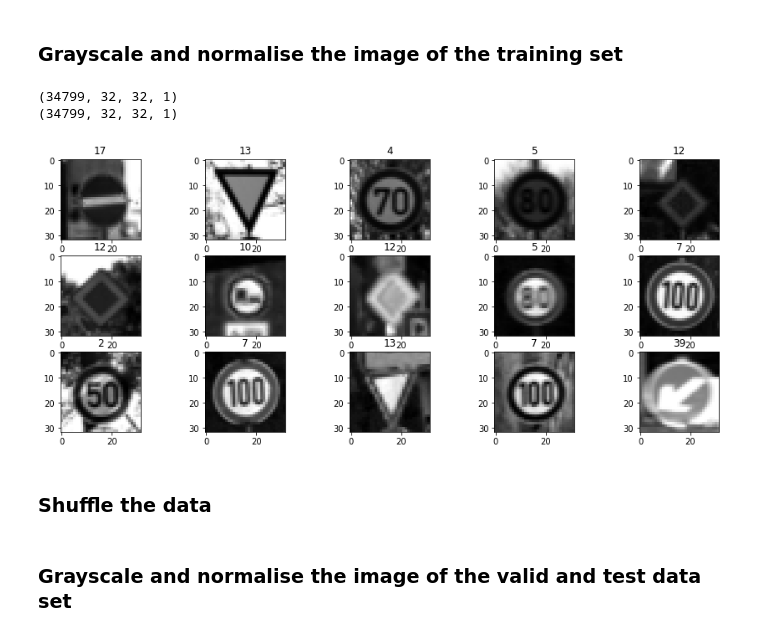
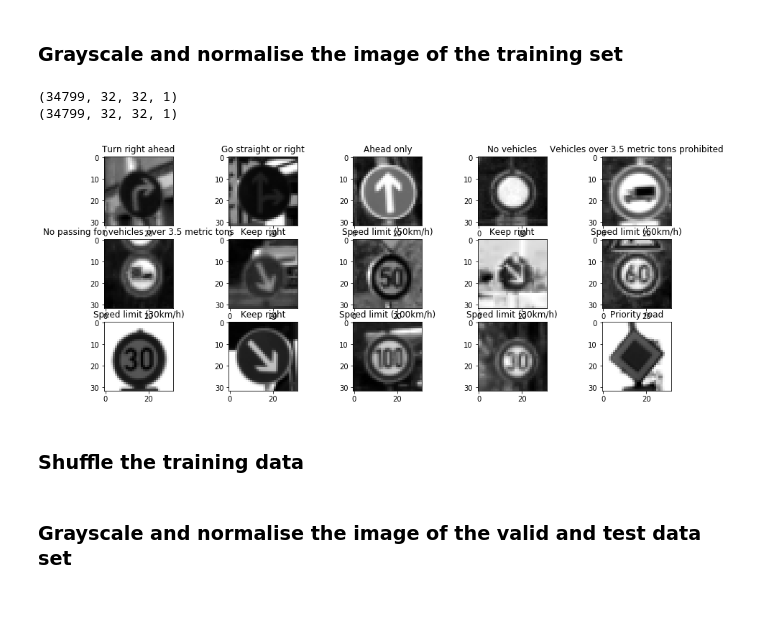
Before and after one commit to anjanarajam/SELF-DRIVING-CAR-TRAFFIC-LIGHT-CLASSIFIER, a Jupyter notebook: Traffic_Sign_Classifier.ipynb, the cells around one changed output. Cells and saved outputs as stored; diff of their text form; code cells hidden in the pictures; blank space fills up the shorter version.

```diff
--- a/Traffic_Sign_Classifier.ipynb
+++ b/Traffic_Sign_Classifier.ipynb
@@ -131,6 +135,8 @@ plt.show()
 [figure]
 [figure]
 # %%
+sign_names = np.genfromtxt('signnames.csv', skip_header=1, dtype=[('myint','i8'), ('mysring','S55')], delimiter=',')
+
 # Plot random images from the training set
 fig, ax1 = plt.subplots(3,5, figsize=(15, 6))
 ax1 = ax1.flatten()
@@ -139,5 +145,5 @@ for i in range(15):
     index = random.randint(0, len(X_train))
     image = X_train[index]
     ax1[i].imshow(image)
-    ax1[i].set_title(y_train[index])
+    ax1[i].set_title(sign_names[y_train[index]][1].decode('ascii'))
 # %% [output]
@@ -176,28 +180,27 @@ Use the code cell (or multiple code cells, if necessary) to implement the first
 # %%
 # Take grayscale of all training data images
 X_train_gray = np.mean(X_train, axis=3, keepdims=True)
 print(X_train_gray.shape)
 
 # Normalise the data
 X_train_normalised = (X_train_gray - 128) / 128
 print(X_train_normalised.shape)
-
 X_train = X_train_normalised
 
 # Plot random grayscale images
 fig, ax1 = plt.subplots(3,5, figsize=(15, 6))
 ax1 = ax1.flatten()
 
 for i in range(15):
     index = random.randint(0, len(X_train))
     ax1[i].imshow(X_train[index].squeeze(), cmap='gray')
-    ax1[i].set_title(y_train[index])
+    ax1[i].set_title(sign_names[y_train[index]][1].decode('ascii'))
 # %% [output]
 (34799, 32, 32, 1)
 (34799, 32, 32, 1)
-[figure, old version]
+[figure, new version]
 # %% [markdown]
-### Shuffle the data
+### Shuffle the training data
 # %%
 # Shuffle the data
 X_train, y_train = shuffle(X_train, y_train)
```
Also changed, not shown: parts of 12 cells of this notebook.
